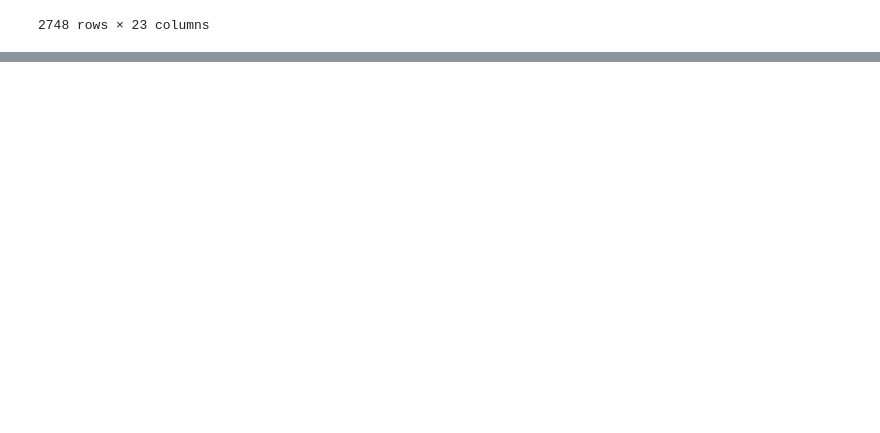
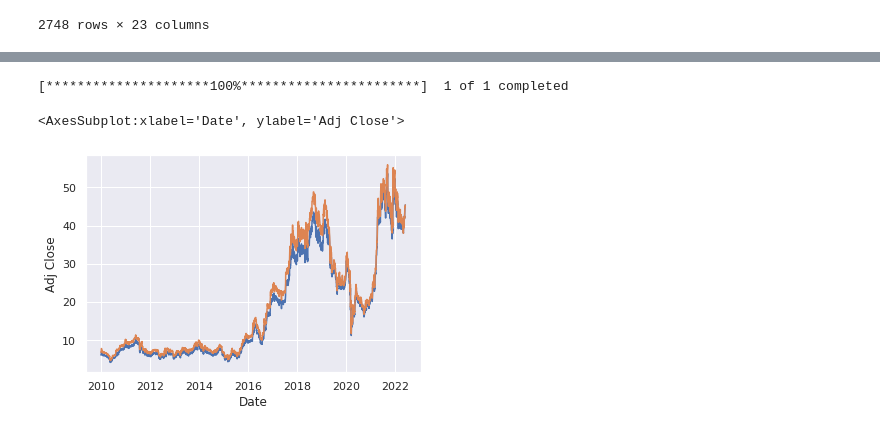
Before and after one commit to crdcj/MagicFormula, a Jupyter notebook: scripts/yfinance.ipynb, the cells around one changed output, grey strips where cells are left out. Saved outputs shown, nothing was run; the diff lists cells and outputs as text; code cells hidden in the pictures; blank space fills up the shorter version.

```diff
--- a/scripts/yfinance.ipynb
+++ b/scripts/yfinance.ipynb
@@ -198,0 +180,9 @@ df
+# %%
+df1 = yf.download('BRKM3.SA', start="2010-01-01", end="2022-06-07")
+df2 = df_b3.query('codneg == "BRKM3" and datneg > "2010-01-01"').copy()
+sns.lineplot(x="Date", y="Adj Close", data=df1)
+sns.lineplot(x="datneg", y="preult", data=df2)
+# %% [output]
+[*********************100%***********************]  1 of 1 completed
+<AxesSubplot:xlabel='Date', ylabel='Adj Close'>
+[figure, added]
```
Also changed, not shown: parts of 9 cells of this notebook, 1 other file.
